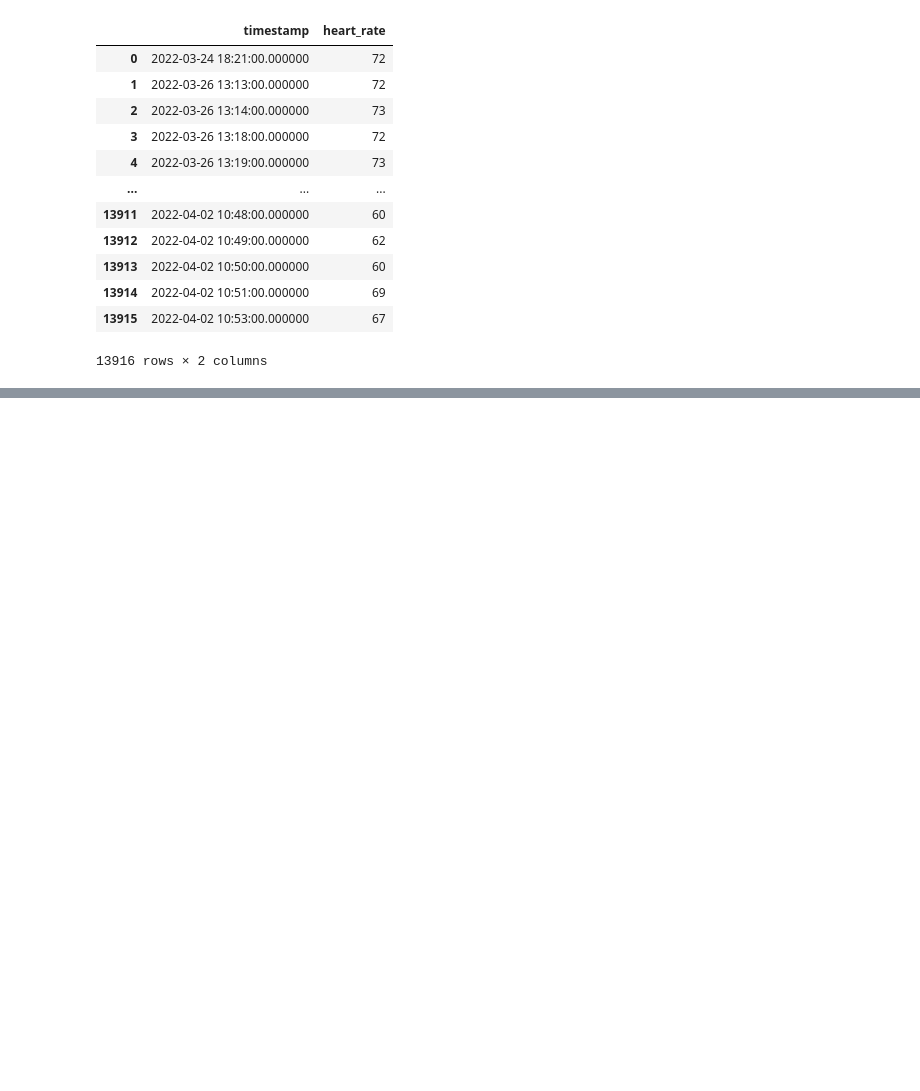
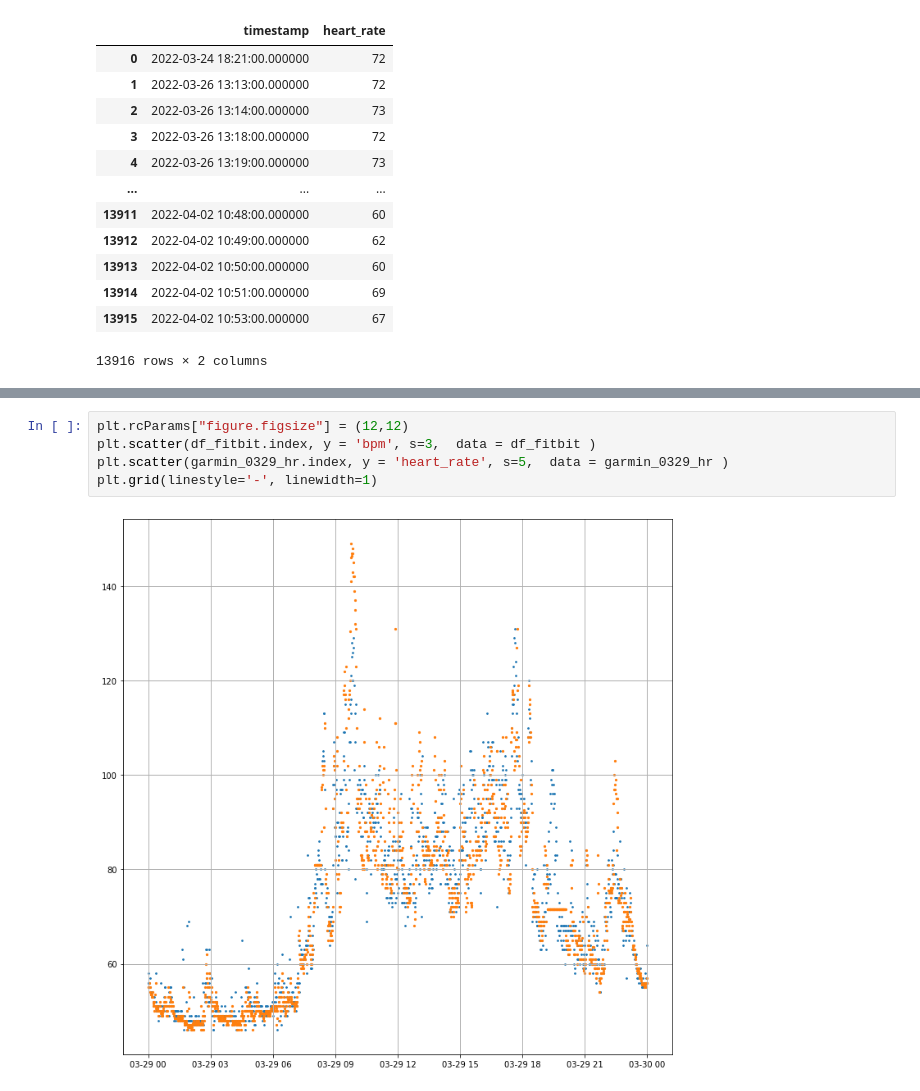
Before and after one commit to ShiYang1101/ML, a Jupyter notebook: Fitness/HR.ipynb, the cells around one changed output, grey strips where cells are left out. Cells and saved outputs as stored; diff of their text form; blank space fills up the shorter version.

```diff
--- a/Fitness/HR.ipynb
+++ b/Fitness/HR.ipynb
@@ -166,0 +297,7 @@ garmin_0329_hr.plot(x = 'timestamp', y = 'heart_rate', kind = 'scatter', figsize
+# %%
+plt.rcParams["figure.figsize"] = (12,12)
+plt.scatter(df_fitbit.index, y = 'bpm', s=3,  data = df_fitbit )
+plt.scatter(garmin_0329_hr.index, y = 'heart_rate', s=5,  data = garmin_0329_hr )
+plt.grid(linestyle='-', linewidth=1)
+# %% [output]
+[figure, added]
```
Also changed, not shown: parts of 19 cells of this notebook, 3 other files.
